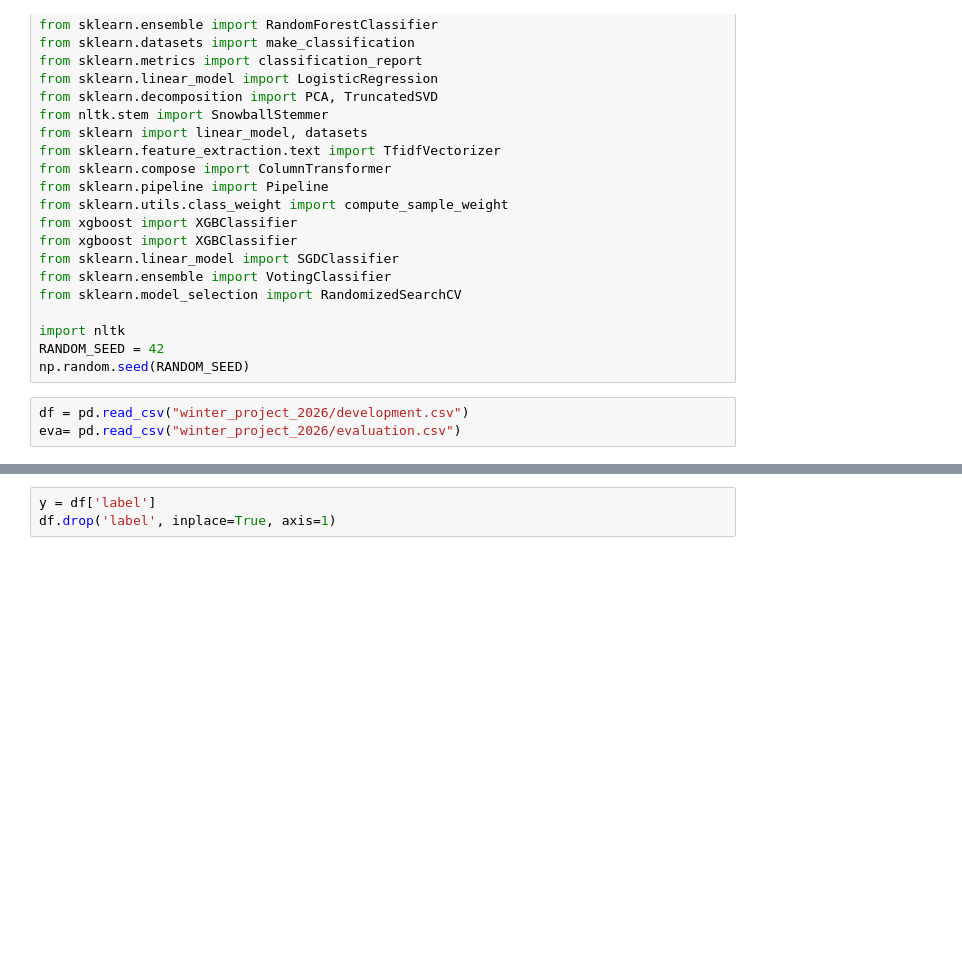
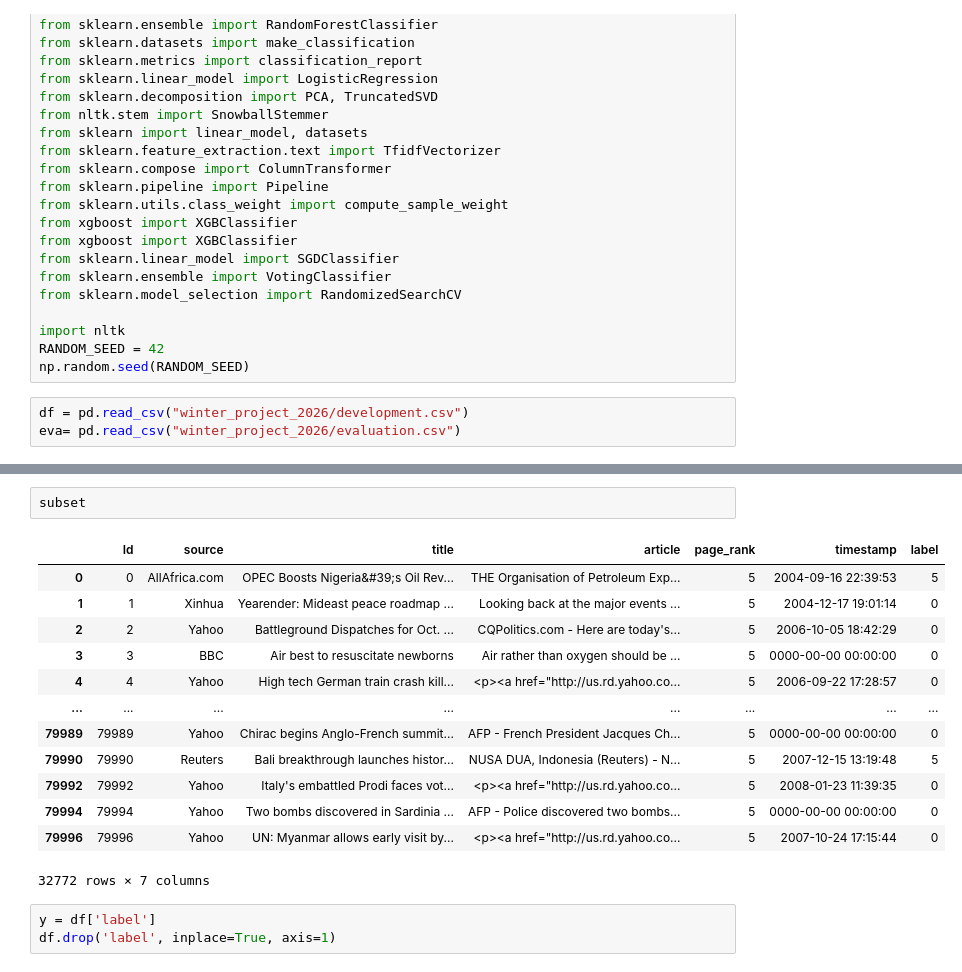
Before and after one commit to luciobaiocchi/newspaper_classificator, a Jupyter notebook: prova_lucio.ipynb, the cells around one changed output, grey strips where cells are left out. Saved outputs shown, nothing was run; the diff lists cells and outputs as text; blank space fills up the shorter version.

```diff
--- a/prova_lucio.ipynb
+++ b/prova_lucio.ipynb
@@ -38,3 +57,19 @@ df.dropna(inplace=True)
+# %%
+subset
+# %% [output]
+|  | Id | source | title | article | page_rank | timestamp | label |
+| 0 | 0 | AllAfrica.com | OPEC Boosts Nigeria&#39;s Oil Rev... | THE Organisation of Petroleum Exp... | 5 | 2004-09-16 22:39:53 | 5 |
+| 1 | 1 | Xinhua | Yearender: Mideast peace roadmap ... | Looking back at the major events ... | 5 | 2004-12-17 19:01:14 | 0 |
+| 2 | 2 | Yahoo | Battleground Dispatches for Oct. ... | CQPolitics.com - Here are today's... | 5 | 2006-10-05 18:42:29 | 0 |
+| 3 | 3 | BBC | Air best to resuscitate newborns | Air rather than oxygen should be ... | 5 | 0000-00-00 00:00:00 | 0 |
+| 4 | 4 | Yahoo | High tech German train crash kill... | <p><a href="http://us.rd.yahoo.co... | 5 | 2006-09-22 17:28:57 | 0 |
+| ... | ... | ... | ... | ... | ... | ... | ... |
+| 79989 | 79989 | Yahoo | Chirac begins Anglo-French summit... | AFP - French President Jacques Ch... | 5 | 0000-00-00 00:00:00 | 0 |
+| 79990 | 79990 | Reuters | Bali breakthrough launches histor... | NUSA DUA, Indonesia (Reuters) - N... | 5 | 2007-12-15 13:19:48 | 5 |
+| 79992 | 79992 | Yahoo | Italy's embattled Prodi faces vot... | <p><a href="http://us.rd.yahoo.co... | 5 | 2008-01-23 11:39:35 | 0 |
+| 79994 | 79994 | Yahoo | Two bombs discovered in Sardinia ... | AFP - Police discovered two bombs... | 5 | 0000-00-00 00:00:00 | 0 |
+| 79996 | 79996 | Yahoo | UN: Myanmar allows early visit by... | <p><a href="http://us.rd.yahoo.co... | 5 | 2007-10-24 17:15:44 | 0 |
+32772 rows × 7 columns
 # %%
 y = df['label']
 df.drop('label', inplace=True, axis=1)
```
Also changed, not shown: parts of 4 cells of this notebook, 2 other files.
